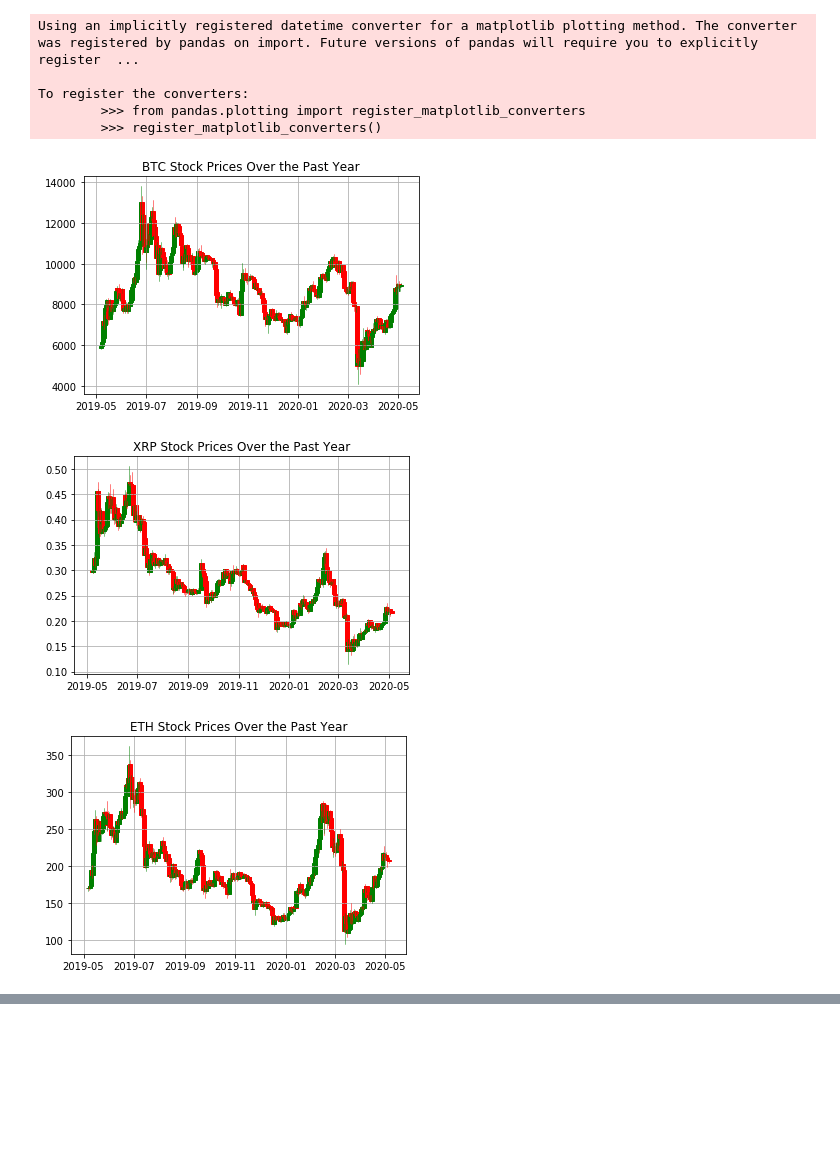
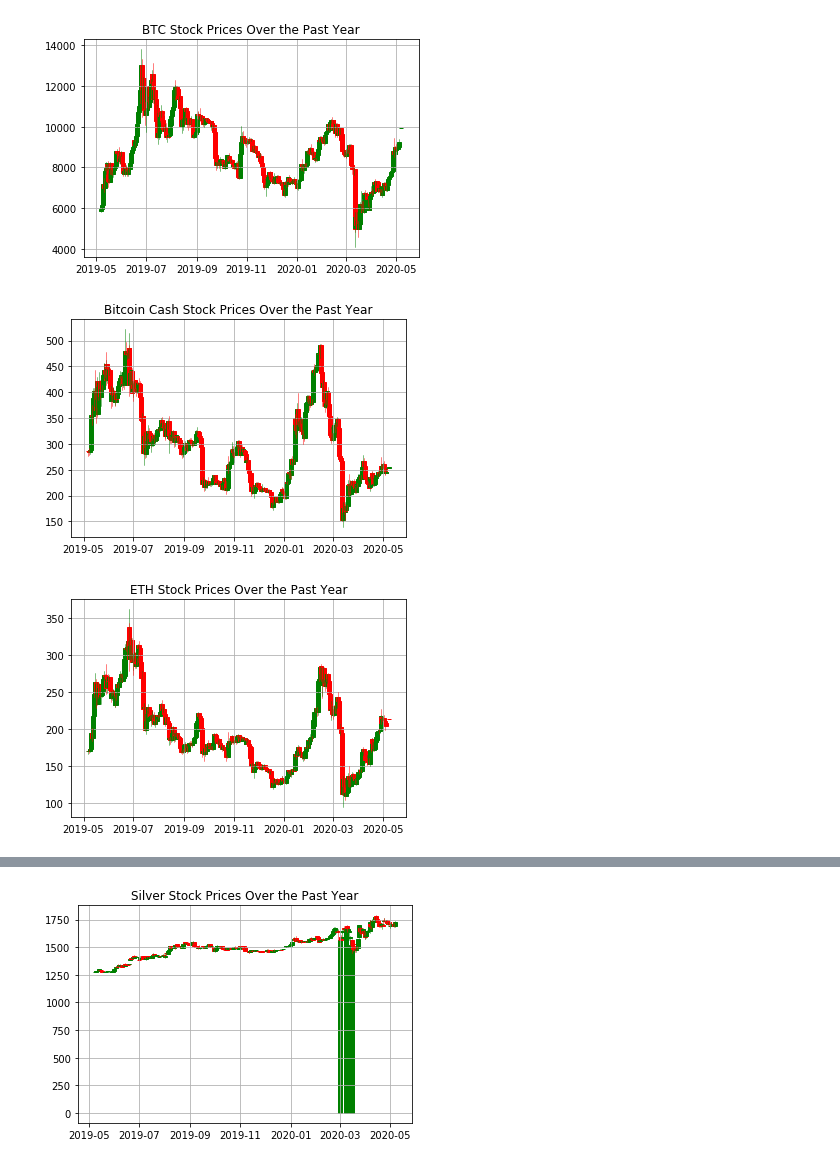
Before and after one commit to maitree7/Cryptos_Metals_SP500-Hedge, a Jupyter notebook: Candlestick Graphs for Stocks.ipynb, the cells around one changed output, grey strips where cells are left out. Drawn from its saved outputs; the diff is of its cells as text; code cells hidden in the pictures; blank space fills up the shorter version.

```diff
--- a/Candlestick Graphs for Stocks.ipynb
+++ b/Candlestick Graphs for Stocks.ipynb
@@ -17,8 +29,8 @@ df.fillna(method='ffill', inplace=True)
 df.reset_index(inplace=True)
 df['Date'] = df['Date'].map(mdates.date2num)
 
-#XRP data
-stock_1 = 'XRP-USD'
+#Bitcoin Cash data
+stock_1 = 'BCH-USD'
 df_1 = web.DataReader(stock_1, data_source='yahoo', start='05-08-2019')
 df_1= df_1[['Open', 'High', 'Low', 'Close']]
 df_1.fillna(method='ffill', inplace=True)
@@ -48,6 +60,14 @@ df_4= df_4[['Open', 'High', 'Low', 'Close']]
 df_4.fillna(method='ffill', inplace=True)
 df_4.reset_index(inplace=True)
 df_4['Date'] = df_4['Date'].map(mdates.date2num)
+
+# Bitcoin Cash
+stock_5 = 'SI=F'
+df_5 = web.DataReader(stock_4, data_source='yahoo', start='05-08-2019')
+df_5= df_5[['Open', 'High', 'Low', 'Close']]
+df_5.fillna(method='ffill', inplace=True)
+df_5.reset_index(inplace=True)
+df_5['Date'] = df_5['Date'].map(mdates.date2num)
 # %%
 ax = plt.subplot()
 candlestick_ohlc(ax, df.values, width=5, colorup='g', colordown='r')
@@ -56,39 +76,41 @@ ax.grid(True)
 plt.title('BTC Stock Prices Over the Past Year')
 plt.show()
 
 ax_1 = plt.subplot()
 candlestick_ohlc(ax_1, df_1.values, width=5, colorup='g', colordown='r')
 ax_1.xaxis_date()
 ax_1.grid(True)
-plt.title('XRP Stock Prices Over the Past Year')
+plt.title('Bitcoin Cash Stock Prices Over the Past Year')
 plt.show()
 
 ax_2 = plt.subplot()
 candlestick_ohlc(ax_2, df_2.values, width=5, colorup='g', colordown='r')
 ax_2.xaxis_date()
 ax_2.grid(True)
 plt.title('ETH Stock Prices Over the Past Year')
 plt.show()
 
 ax_3 = plt.subplot()
 candlestick_ohlc(ax_3, df_3.values, width=5, colorup='g', colordown='r')
 ax_3.xaxis_date()
 ax_3.grid(True)
 plt.title('S&P500 Stock Prices Over the Past Year')
 plt.show()
 
 ax_4 = plt.subplot()
 candlestick_ohlc(ax_4, df_4.values, width=5, colorup='g', colordown='r')
 ax_4.xaxis_date()
 ax_4.grid(True)
 plt.title('Gold Stock Prices Over the Past Year')
 plt.show()
+
+ax_5 = plt.subplot()
+candlestick_ohlc(ax_5, df_5.values, width=5, colorup='g', colordown='r')
+ax_5.xaxis_date()
+ax_5.grid(True)
+plt.title('Silver Stock Prices Over the Past Year')
+plt.show()
 # %% [output]
-Using an implicitly registered datetime converter for a matplotlib plotting method. The converter was registered by pandas on import. Future versions of pandas will require you to explicitly register  ...
-
-To register the converters:
-        >>> from pandas.plotting import register_matplotlib_converters
-        >>> register_matplotlib_converters()
-[figure, old version]
+[figure, new version]
-[figure, old version]
+[figure, new version]
-[figure, old version]
+[figure, new version]
@@ -96,0 +119 @@ To register the converters:
+[figure, added]
```
Also changed, not shown: parts of 2 cells of this notebook, 1 other file.
